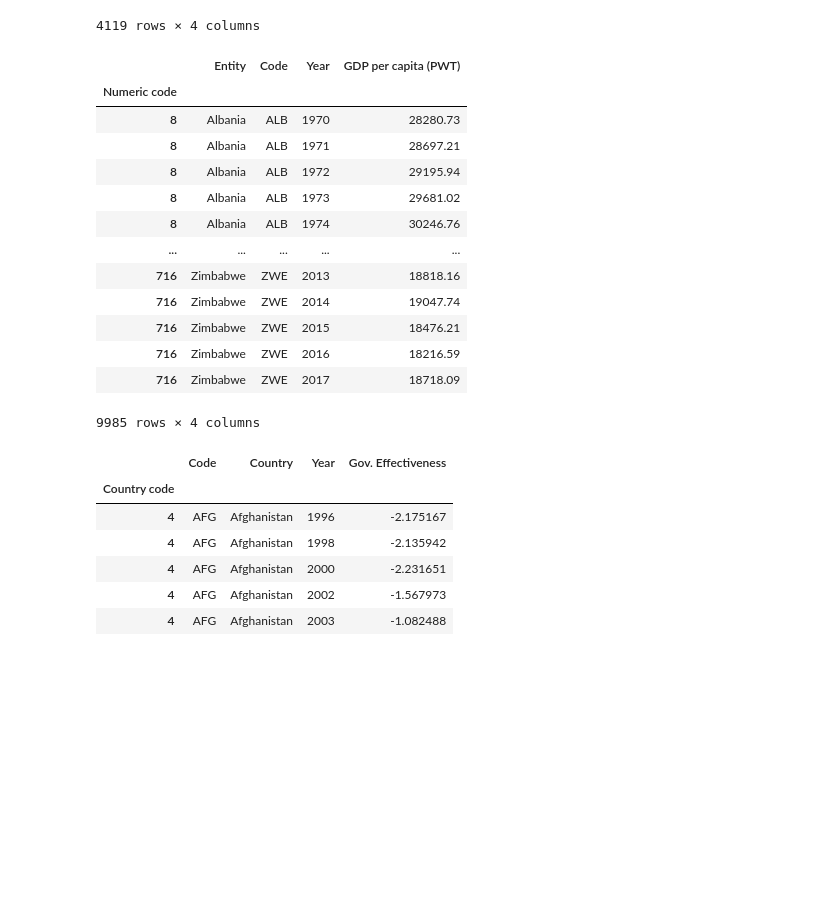
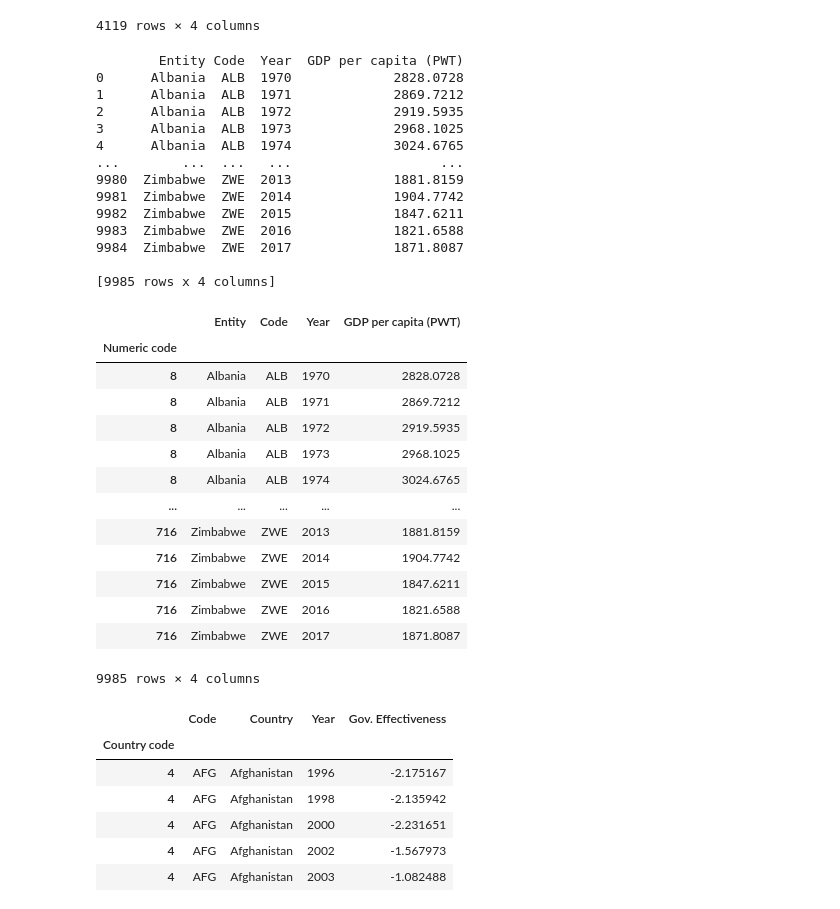
Before and after one commit to sadiogo/gdp_science, a Jupyter notebook: data_merge/db_pre-treatment.ipynb, the cells around one changed output. Cells and saved outputs as stored; diff of their text form; code cells hidden in the pictures; blank space fills up the shorter version.

Commit message:
Hyped database corrected

```diff
--- a/data_merge/db_pre-treatment.ipynb
+++ b/data_merge/db_pre-treatment.ipynb
@@ -174,34 +174,45 @@ df_schooling_updated
 4119 rows × 4 columns
 # %%
 # Loading GDP per capita data from Penn World Tables (PWT)
-df_gdp = pd.read_csv('../raw_databases/real-gdp-per-capita-PWT.csv', sep=";")
+df_gdp = pd.read_csv('../raw_databases/real-gdp-per-capita-PWT.csv', sep=",", decimal='.')
 df_gdp.rename(columns={'Output-side real GDP per capita (gdppc_o) (PWT 9.1 (2019))': 'GDP per capita (PWT)'}, inplace=True)
 
-# GDP per capita is a string object with dots between numbers, so dots need to be removed and type changed to float
-df_gdp['GDP per capita (PWT)'] = df_gdp['GDP per capita (PWT)'].str.replace('.', '').astype('float')
-# According to PWT, the values from GDP per capita need to be divided by 1000 to obtain their value in international constant dollars.
-df_gdp['GDP per capita (PWT)'] = round((df_gdp['GDP per capita (PWT)'] / 1000), 2)
+print(df_gdp)
 
 df_gdp = pd.merge(df_country_codes, df_gdp, on='Code')
 df_gdp = pd.DataFrame(df_gdp.set_index('Numeric code').loc[:, ['Entity', 'Code', 'Year', 'GDP per capita (PWT)']])
 df_gdp.to_csv('../outputs/gdp_per_capita_PWT.csv')
 
 df_gdp
 # %% [output]
+        Entity Code  Year  GDP per capita (PWT)
+0      Albania  ALB  1970             2828.0728
+1      Albania  ALB  1971             2869.7212
+2      Albania  ALB  1972             2919.5935
+3      Albania  ALB  1973             2968.1025
+4      Albania  ALB  1974             3024.6765
+...        ...  ...   ...                   ...
+9980  Zimbabwe  ZWE  2013             1881.8159
+9981  Zimbabwe  ZWE  2014             1904.7742
+9982  Zimbabwe  ZWE  2015             1847.6211
+9983  Zimbabwe  ZWE  2016             1821.6588
+9984  Zimbabwe  ZWE  2017             1871.8087
+
+[9985 rows x 4 columns]
 |  | Entity | Code | Year | GDP per capita (PWT) |
 | Numeric code |  |  |  |  |
-| 8 | Albania | ALB | 1970 | 28280.73 |
-| 8 | Albania | ALB | 1971 | 28697.21 |
-| 8 | Albania | ALB | 1972 | 29195.94 |
-| 8 | Albania | ALB | 1973 | 29681.02 |
-| 8 | Albania | ALB | 1974 | 30246.76 |
+| 8 | Albania | ALB | 1970 | 2828.0728 |
+| 8 | Albania | ALB | 1971 | 2869.7212 |
+| 8 | Albania | ALB | 1972 | 2919.5935 |
+| 8 | Albania | ALB | 1973 | 2968.1025 |
+| 8 | Albania | ALB | 1974 | 3024.6765 |
 | ... | ... | ... | ... | ... |
-| 716 | Zimbabwe | ZWE | 2013 | 18818.16 |
-| 716 | Zimbabwe | ZWE | 2014 | 19047.74 |
-| 716 | Zimbabwe | ZWE | 2015 | 18476.21 |
-| 716 | Zimbabwe | ZWE | 2016 | 18216.59 |
-| 716 | Zimbabwe | ZWE | 2017 | 18718.09 |
+| 716 | Zimbabwe | ZWE | 2013 | 1881.8159 |
+| 716 | Zimbabwe | ZWE | 2014 | 1904.7742 |
+| 716 | Zimbabwe | ZWE | 2015 | 1847.6211 |
+| 716 | Zimbabwe | ZWE | 2016 | 1821.6588 |
+| 716 | Zimbabwe | ZWE | 2017 | 1871.8087 |
-9985 rows × 4 columns
+9985 rows × 4 columns
 # %%
 df_gov = pd.read_excel('../raw_databases/wgidataset.xlsx', sheet_name='GovernmentEffectiveness', skiprows=13, header=[0,1])
 df_gov.rename(columns={'Unnamed: 0_level_0': 'Country', 'Unnamed: 1_level_0': 'Code'}, inplace=True)
```
Also changed, not shown: 5 other files.
